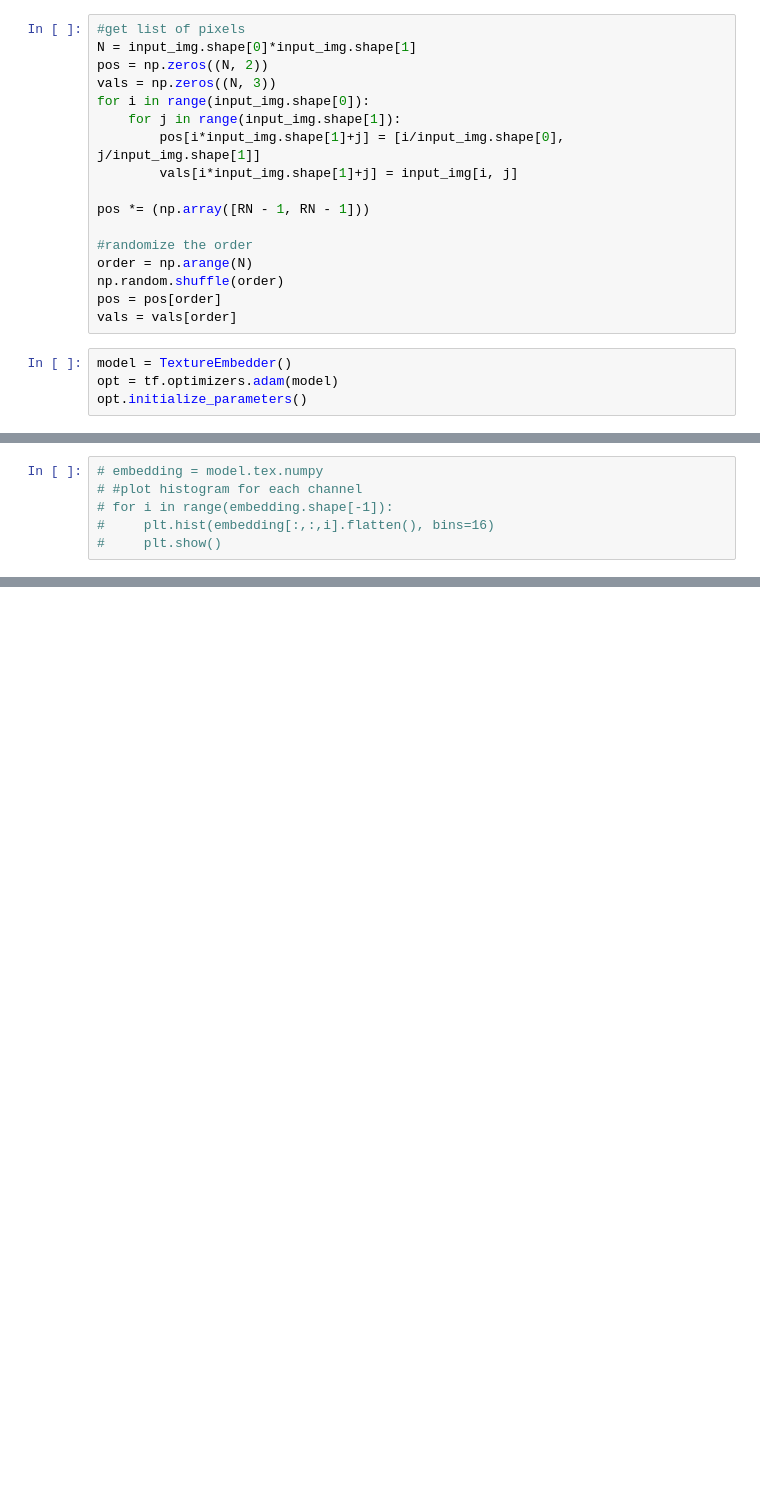
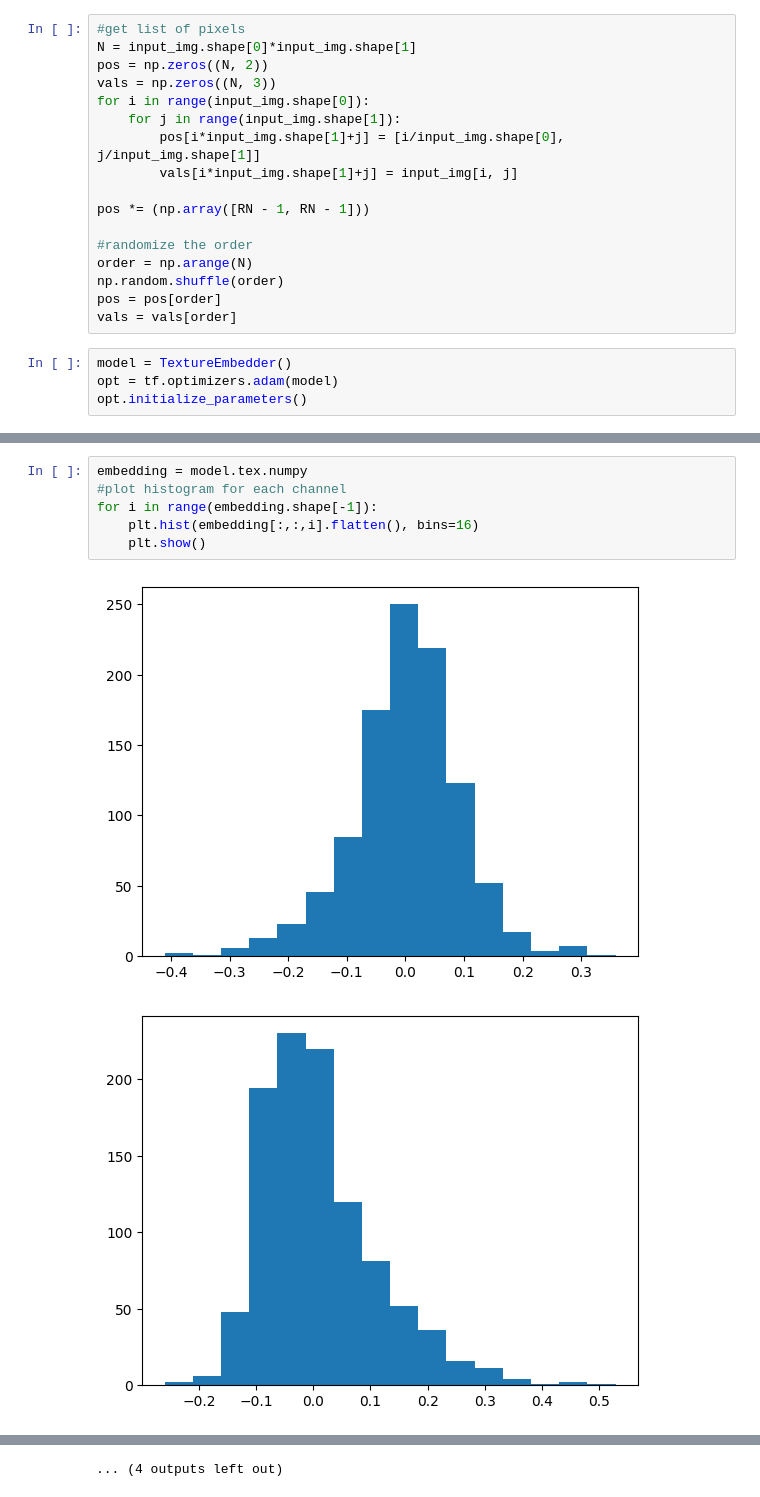
Before and after one commit to MichaelMoroz/TensorFrost, a Jupyter notebook: examples/Rendering/neural_embed.ipynb, the cells around one changed output, grey strips where cells are left out. Cells and saved outputs as stored; diff of their text form; blank space fills up the shorter version.

```diff
--- a/examples/Rendering/neural_embed.ipynb
+++ b/examples/Rendering/neural_embed.ipynb
@@ -233,6 +293,9 @@ Final loss: 0.00025
 # %%
-# embedding = model.tex.numpy
-# #plot histogram for each channel
-# for i in range(embedding.shape[-1]):
-#     plt.hist(embedding[:,:,i].flatten(), bins=16)
-#     plt.show()
+embedding = model.tex.numpy
+#plot histogram for each channel
+for i in range(embedding.shape[-1]):
+    plt.hist(embedding[:,:,i].flatten(), bins=16)
+    plt.show()
+# %% [output]
+[figure, added]
+[figure, added]
@@ -238,0 +312 @@ Final loss: 0.00025
+... (4 outputs left out)
```
Also changed, not shown: parts of 5 cells of this notebook, 15 other files.
